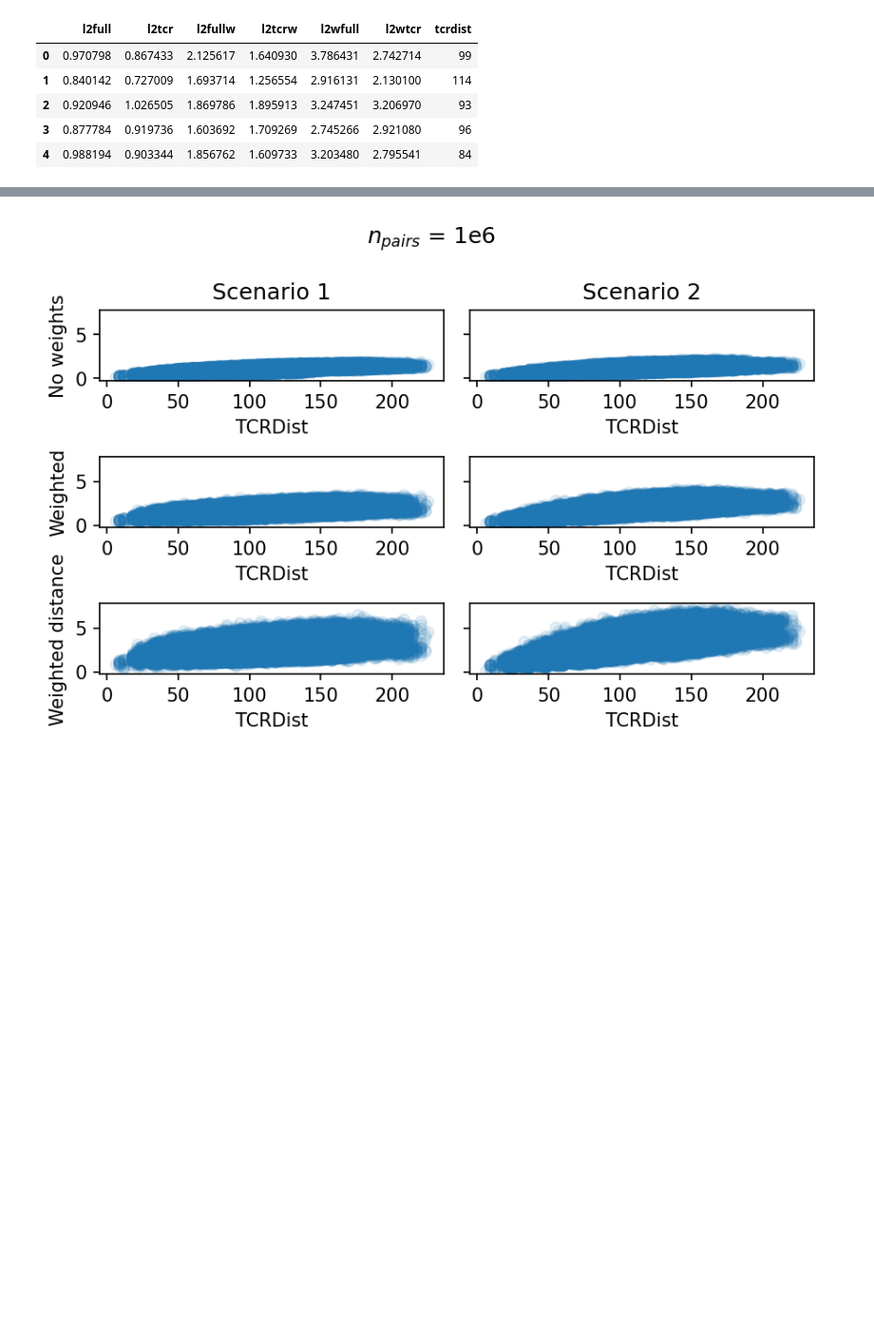
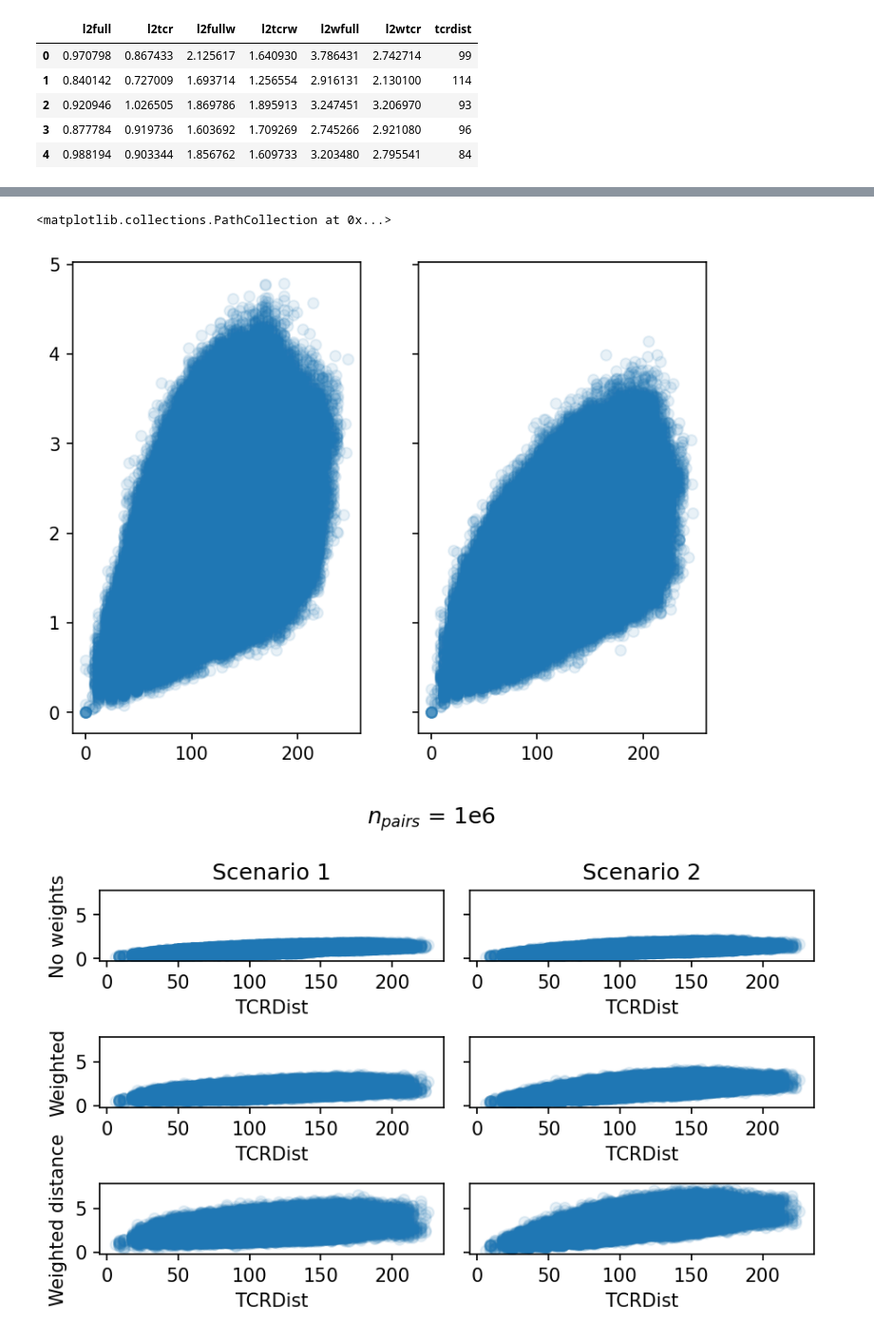
Before and after one commit to svalkiers/immune_response_detection, a Jupyter notebook: notebooks/embedding_performance.ipynb, the cells around one changed output, grey strips where cells are left out. Shown at 95% size. Drawn from its saved outputs; the diff is of its cells as text; code cells hidden in the pictures; blank space fills up the shorter version.

```diff
--- a/notebooks/embedding_performance.ipynb
+++ b/notebooks/embedding_performance.ipynb
@@ -49,7 +49,7 @@ weights = { 'cdr3_b_aa' : 3,
             'cdr1_b_aa' : 1}
 
 # Provide arguments for the distance metrics
-kargs = {   'cdr3_b_aa' : {'use_numba': True, 'distance_matrix': pw.matrices.tcr_nb_distance_matrix, 'dist_weight': 1, 'gap_penalty':3, 'ntrim':3, 'ctrim':2, 'fixed_gappos':False},
+kargs = {   'cdr3_b_aa' : {'use_numba': True, 'distance_matrix': pw.matrices.tcr_nb_distance_matrix, 'dist_weight': 1, 'gap_penalty':3, 'ntrim':0, 'ctrim':0, 'fixed_gappos':False},
             'cdr2_b_aa' : {'use_numba': True, 'distance_matrix': pw.matrices.tcr_nb_distance_matrix, 'dist_weight': 1, 'gap_penalty':3, 'ntrim':0, 'ctrim':0, 'fixed_gappos':True},
             'cdr1_b_aa' : {'use_numba': True, 'distance_matrix': pw.matrices.tcr_nb_distance_matrix, 'dist_weight': 1, 'gap_penalty':3, 'ntrim':0, 'ctrim':0, 'fixed_gappos':True}}
 
@@ -180,3 +209,10 @@ res.head()
 | 2 | 0.920946 | 1.026505 | 1.869786 | 1.895913 | 3.247451 | 3.206970 | 93 |
 | 3 | 0.877784 | 0.919736 | 1.603692 | 1.709269 | 2.745266 | 2.921080 | 96 |
 | 4 | 0.988194 | 0.903344 | 1.856762 | 1.609733 | 3.203480 | 2.795541 | 84 |
+# %%
+# No weights
+l2full = pdist(X=sub.full_nomds.to_list(), metric='euclidean')
+l2tcr = pdist(X=sub.tcr_embedding_alt.to_list(), metric='euclidean')
+
+res = pd.DataFrame({'test_1':l2full, 'test_2':l2tcr, 'tcrdist':squareform(m)})
+res.head()
@@ -183,3 +226,21 @@ res.head()
+# %%
+fig, ax = plt.subplots(nrows=1, ncols=2, dpi=150, sharey=True)
+
+ax[0].scatter(
+    x = 'tcrdist',
+    y = 'test_1',
+    data = res[:1000000],
+    alpha = .1
+)
+ax[1].scatter(
+    x = 'tcrdist',
+    y = 'test_2',
+    data = res[:1000000],
+    alpha = .1
+)
+# %% [output]
+<matplotlib.collections.PathCollection at 0x...>
+[figure, added]
 # %%
 fig, ax = plt.subplots(nrows=3, ncols=2, dpi=150, sharey=True)
 
```
Also changed, not shown: parts of 8 cells of this notebook.
